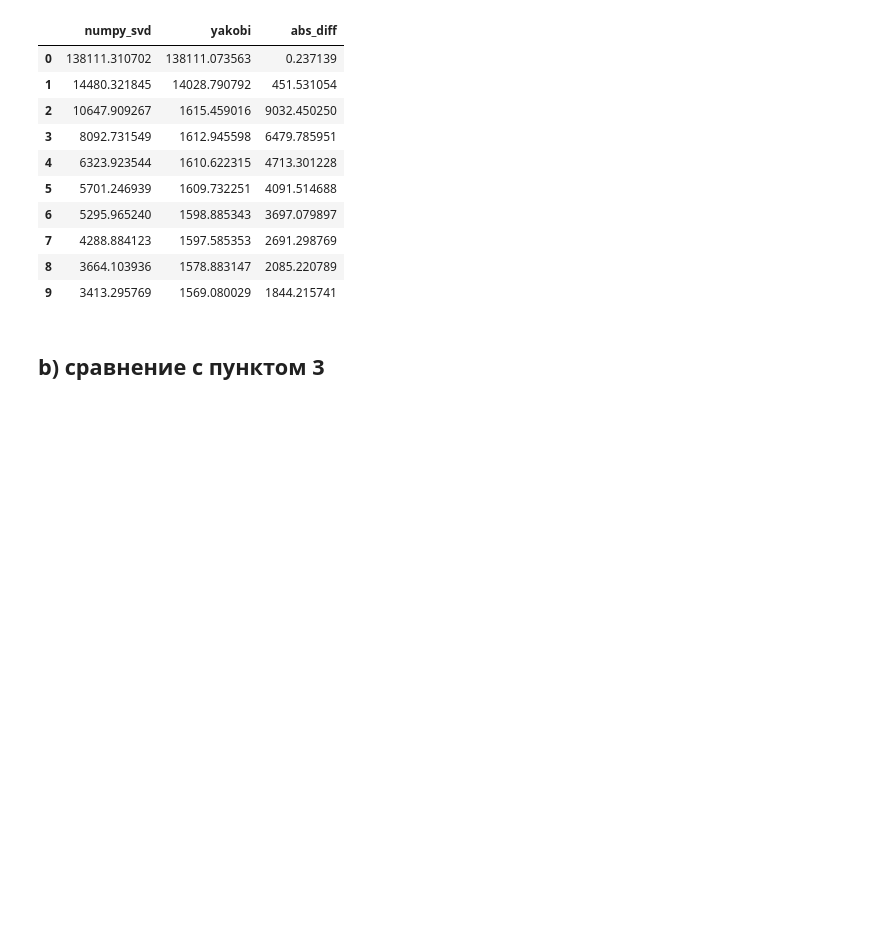
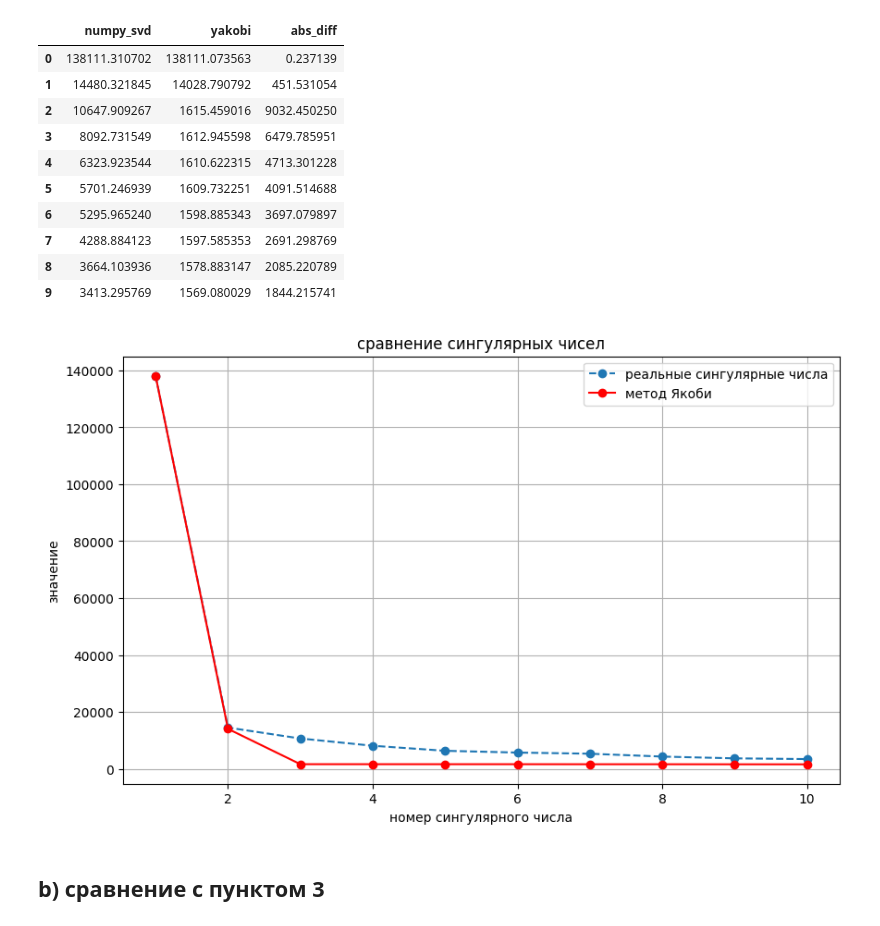
Before and after one commit to sypna504/num-lab-2, a Jupyter notebook: solution.ipynb, the cells around one changed output. Drawn from its saved outputs; the diff is of its cells as text; code cells hidden in the pictures; blank space fills up the shorter version.

Commit message:
added graphic for real sings and sings from yakobi method

```diff
--- a/solution.ipynb
+++ b/solution.ipynb
@@ -364,6 +368,21 @@ compare
 | 7 | 4288.884123 | 1597.585353 | 2691.298769 |
 | 8 | 3664.103936 | 1578.883147 | 2085.220789 |
 | 9 | 3413.295769 | 1569.080029 | 1844.215741 |
+# %%
+x = np.arange(1, len(compare) + 1)
+
+plt.figure(figsize=(10, 6))
+plt.plot(x, compare["numpy_svd"], linestyle="--", marker="o", label="реальные сингулярные числа")
+plt.plot(x, compare["yakobi"], color="red", marker="o", label="метод Якоби")
+
+plt.xlabel("номер сингулярного числа")
+plt.ylabel("значение")
+plt.title("сравнение сингулярных чисел")
+plt.legend()
+plt.grid(True)
+plt.show()
+# %% [output]
+[figure, added]
 # %% [markdown]
 ## b) сравнение с пунктом 3
 # %% [markdown]
```
Also changed, not shown: parts of 4 cells of this notebook.
